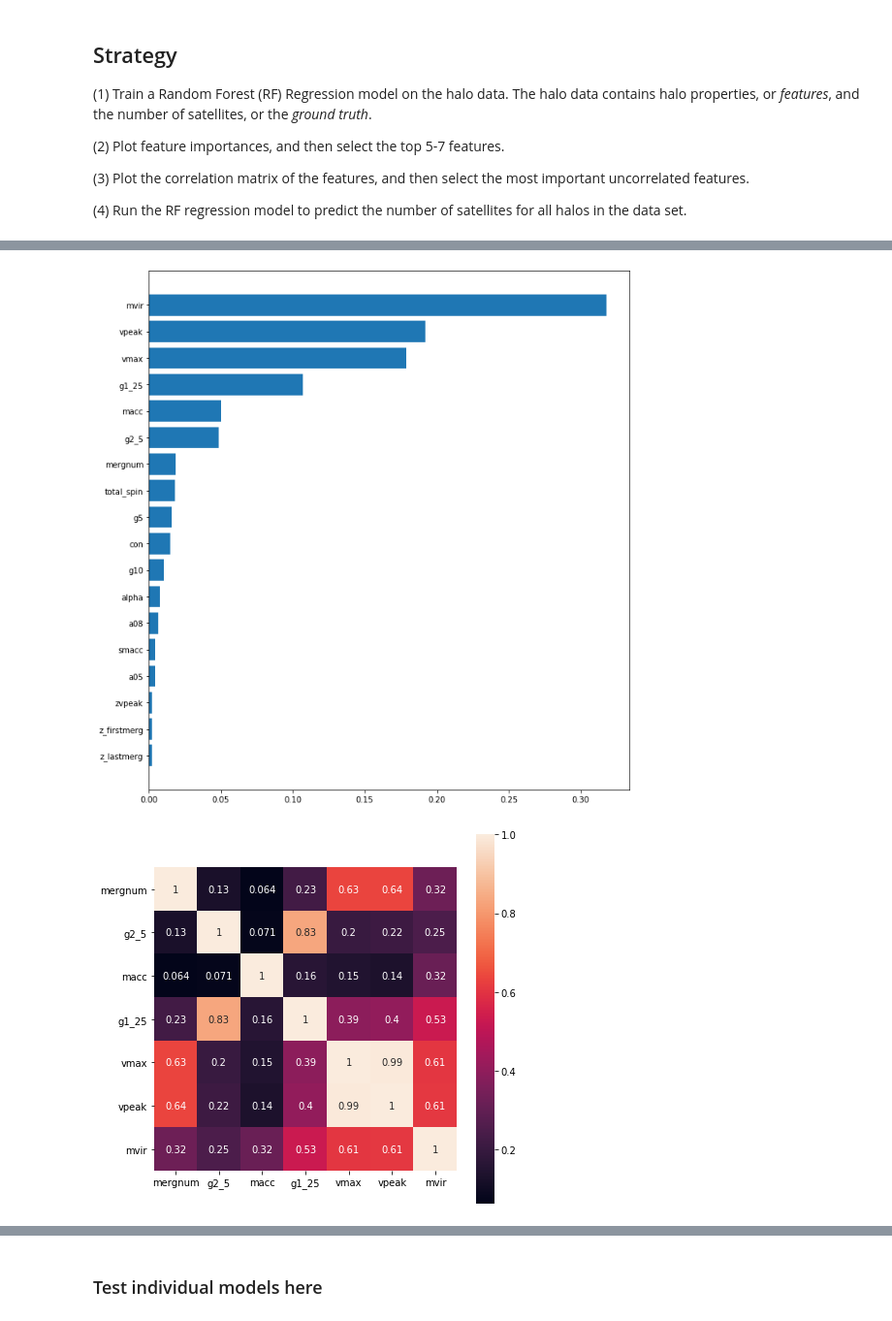
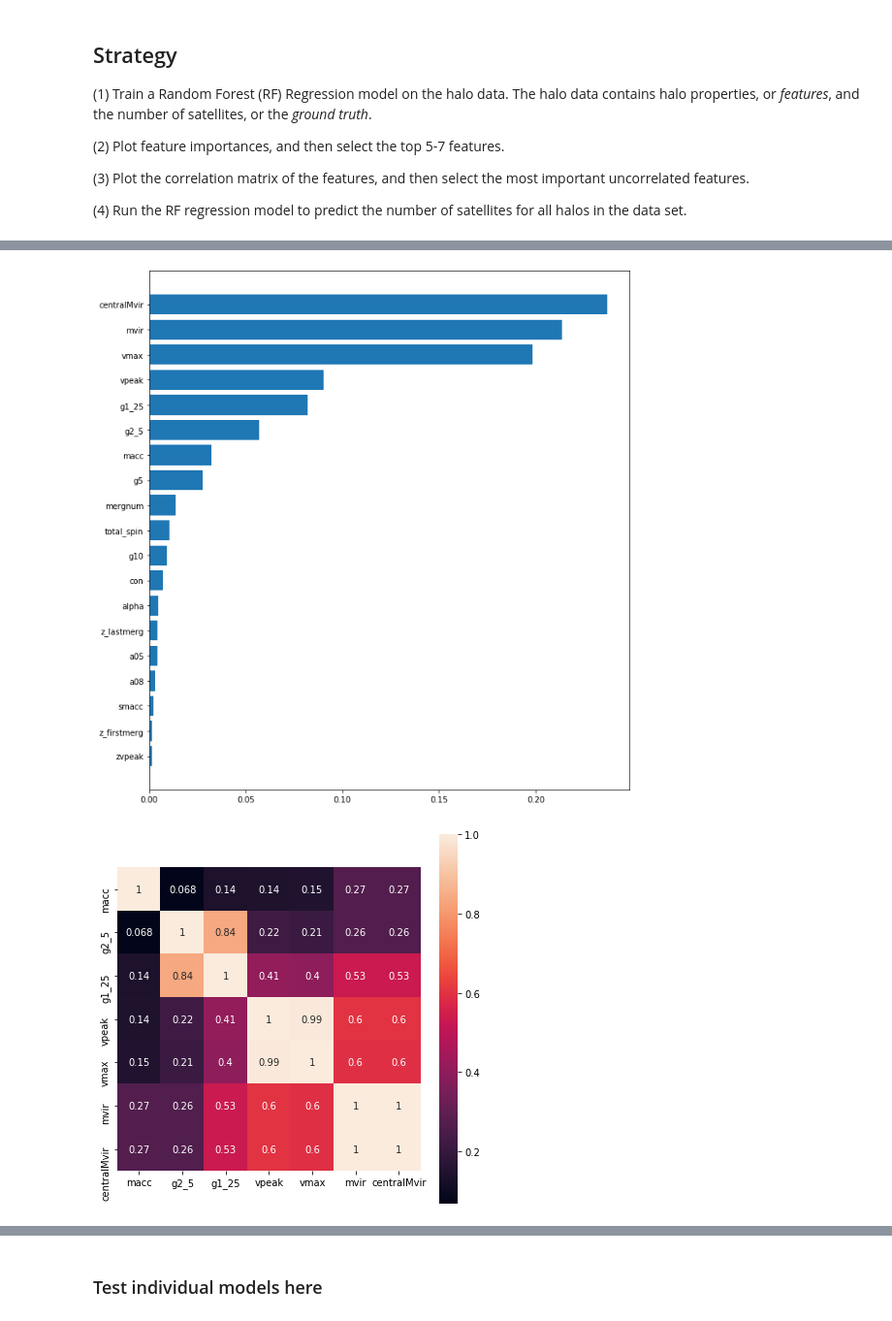
Before and after one commit to burning-river/Assembly_Bias, a Jupyter notebook: notebooks/prediction.ipynb, the cells around one changed output, grey strips where cells are left out. Shown at 97% size. Saved outputs shown, nothing was run; the diff lists cells and outputs as text; code cells hidden in the pictures.

```diff
--- a/notebooks/prediction.ipynb
+++ b/notebooks/prediction.ipynb
@@ -223,15 +223,26 @@ def corr_mat(correlation,outfile):
         pdf.savefig()
 # %%
 def adj_r2(r2,n,p):
+    """
+    Adjusted r^2
+    """
     return 1. - (1. - r2**2)*(n-1)/(n-p-1)
 # %%
 halo_features_all =  ['con','mvir','vmax','a05','a08','vpeak',
 'zvpeak','macc','smacc','mergnum','z_firstmerg','z_lastmerg',
-'total_spin','g1_25','g2_5','g5','g10','alpha']
+'total_spin','g1_25','g2_5','g5','g10','alpha','centralMvir']
+
+feature_uncorr_reg = [['mvir','vmax','g1_25','g2_5','macc'],
+                      ['mvir','con','g2_5','g1_25']]
+
+#halo_features_halo =  ['con','mvir','vmax','a05','a08','vpeak',
+#'zvpeak','macc','smacc','mergnum','z_firstmerg','z_lastmerg',
+#'total_spin','alpha']
+
+#feature_uncorr_reg = [['mvir','vmax','alpha','macc'],
+#                      ['mvir','con','total_spin','alpha']]
 
 grid = ['log2', 1.0]
-feature_uncorr_reg = [['mvir','vmax','g1_25','g2_5','macc'],
-                      ['mvir','con','g2_5','g1_25']]
 #grid = [1.0]
 #feature_uncorr_reg = [['con','g2_5','mvir']]
 halo_sample_shuffle = strat_train_set.copy()
@@ -241,6 +252,7 @@ for i in range(len(grid)):
     start = time.time()
     # Step 1: Training with all features and find the most important ones
     X = halo_sample_shuffle[halo_features_all]
+    #X = halo_sample_shuffle[halo_features_halo]
     X_train, X_val, y_train, y_val = train_test_split(X, y, random_state = 0)
     rfreg = RandomForestRegressor(n_estimators = 100,
                 max_depth = 20.0,min_samples_leaf = 5,
@@ -319,3 +331,3 @@ time =   6 minutes
 **********
-[figure, old version]
+[figure, new version]
-[figure, old version]
+[figure, new version]
```
Also changed, not shown: parts of 23 cells of this notebook.
